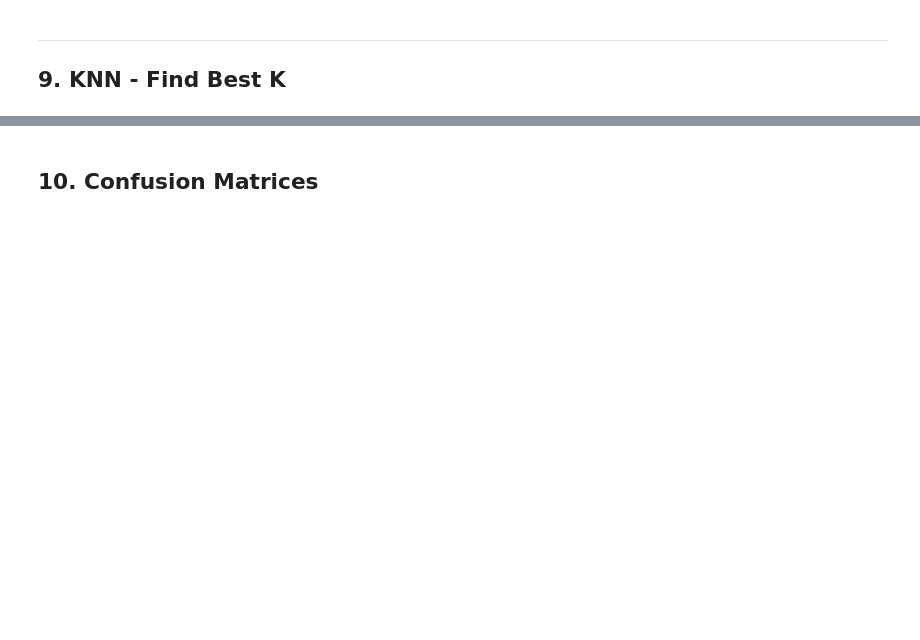
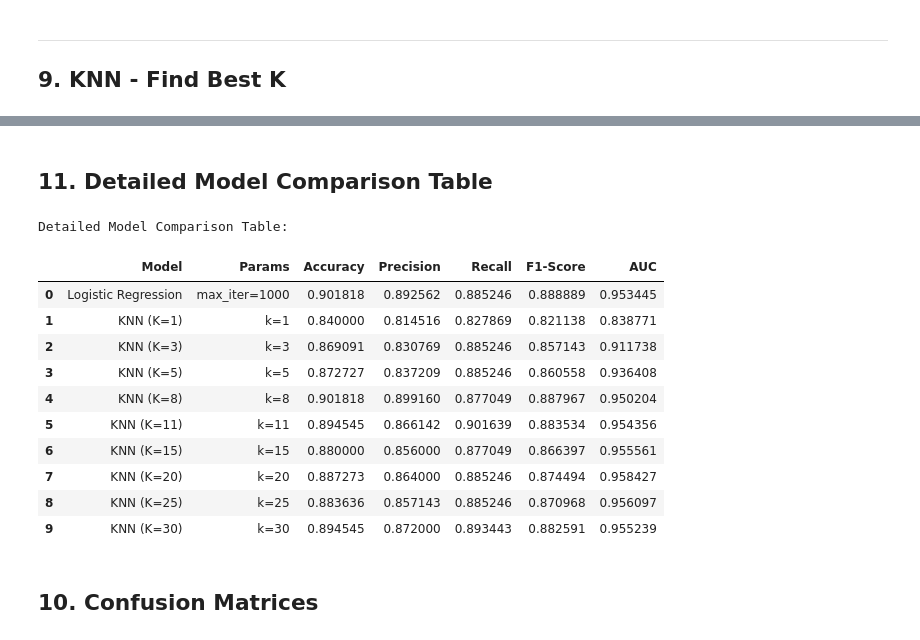
Before and after one commit to LakshyaAhlawat/ML-LABS, a Jupyter notebook: ml_project/banknote.ipynb, the cells around one changed output, grey strips where cells are left out. Saved outputs shown, nothing was run; the diff lists cells and outputs as text; code cells hidden in the pictures; blank space fills up the shorter version.

```diff
--- a/ml_project/banknote.ipynb
+++ b/ml_project/banknote.ipynb
@@ -256,3 +263,65 @@ Confusion Matrix:
+# %% [markdown]
+## 11. Detailed Model Comparison Table
+# %%
+import pandas as pd
+from sklearn.metrics import accuracy_score, precision_score, recall_score, f1_score, roc_auc_score
+from sklearn.neighbors import KNeighborsClassifier
+from sklearn.linear_model import LogisticRegression
+
+# Create results list
+results = []
+
+# --- Evaluate Logistic Regression ---
+log_reg = LogisticRegression(max_iter=1000, random_state=42)
+log_reg.fit(X_train_scaled, y_train.values.ravel()) # Using ravel() to avoid warnings
+y_pred_lr = log_reg.predict(X_test_scaled)
+y_prob_lr = log_reg.predict_proba(X_test_scaled)[:, 1]
+
+results.append({
+    'Model': 'Logistic Regression',
+    'Params': 'max_iter=1000',
+    'Accuracy': accuracy_score(y_test, y_pred_lr),
+    'Precision': precision_score(y_test, y_pred_lr),
+    'Recall': recall_score(y_test, y_pred_lr),
+    'F1-Score': f1_score(y_test, y_pred_lr),
+    'AUC': roc_auc_score(y_test, y_prob_lr)
+})
+
+# --- Evaluate KNN for various K values ---
+k_values = [1, 3, 5, 8, 11, 15, 20, 25, 30]
+for k in k_values:
+    knn = KNeighborsClassifier(n_neighbors=k)
+    knn.fit(X_train_scaled, y_train.values.ravel())
+    y_pred = knn.predict(X_test_scaled)
+    y_prob = knn.predict_proba(X_test_scaled)[:, 1]
+
+    results.append({
+        'Model': f'KNN (K={k})',
+        'Params': f'k={k}',
+        'Accuracy': accuracy_score(y_test, y_pred),
+        'Precision': precision_score(y_test, y_pred),
+        'Recall': recall_score(y_test, y_pred),
+        'F1-Score': f1_score(y_test, y_pred),
+        'AUC': roc_auc_score(y_test, y_prob)
+    })
+
+# Create and display Table
+df_results = pd.DataFrame(results)
+print("Detailed Model Comparison Table:")
+display(df_results.style.highlight_max(subset=['Accuracy', 'F1-Score', 'AUC'], color='lightgreen'))
+# %% [output]
+Detailed Model Comparison Table:
+|  | Model | Params | Accuracy | Precision | Recall | F1-Score | AUC |
+| 0 | Logistic Regression | max_iter=1000 | 0.901818 | 0.892562 | 0.885246 | 0.888889 | 0.953445 |
+| 1 | KNN (K=1) | k=1 | 0.840000 | 0.814516 | 0.827869 | 0.821138 | 0.838771 |
+| 2 | KNN (K=3) | k=3 | 0.869091 | 0.830769 | 0.885246 | 0.857143 | 0.911738 |
+| 3 | KNN (K=5) | k=5 | 0.872727 | 0.837209 | 0.885246 | 0.860558 | 0.936408 |
+| 4 | KNN (K=8) | k=8 | 0.901818 | 0.899160 | 0.877049 | 0.887967 | 0.950204 |
+| 5 | KNN (K=11) | k=11 | 0.894545 | 0.866142 | 0.901639 | 0.883534 | 0.954356 |
+| 6 | KNN (K=15) | k=15 | 0.880000 | 0.856000 | 0.877049 | 0.866397 | 0.955561 |
+| 7 | KNN (K=20) | k=20 | 0.887273 | 0.864000 | 0.885246 | 0.874494 | 0.958427 |
+| 8 | KNN (K=25) | k=25 | 0.883636 | 0.857143 | 0.885246 | 0.870968 | 0.956097 |
+| 9 | KNN (K=30) | k=30 | 0.894545 | 0.872000 | 0.893443 | 0.882591 | 0.955239 |
 # %% [markdown]
 ## 10. Confusion Matrices
 # %%
```
Also changed, not shown: parts of 10 cells of this notebook, 1 other file.
